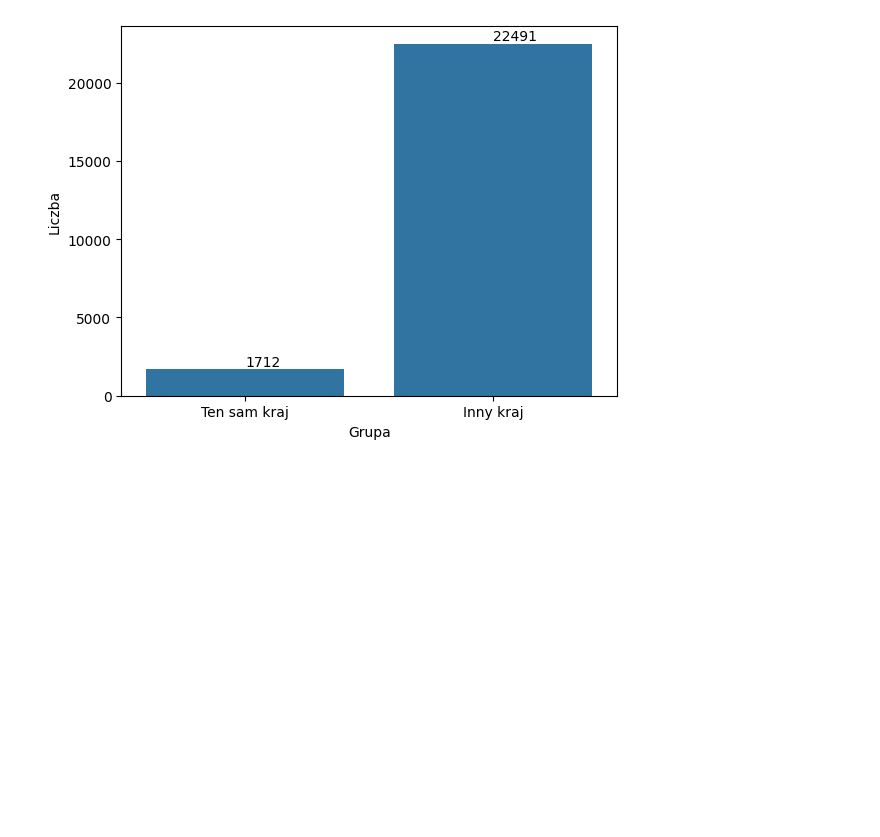
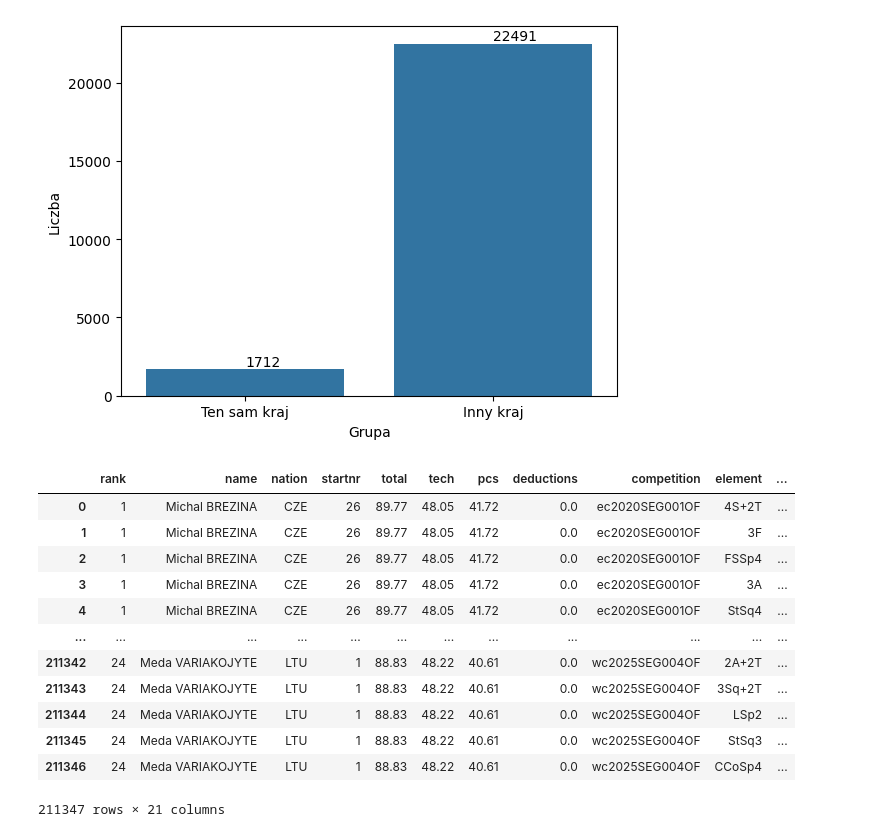
Before and after one commit to ann-e888/Skating_EDA, a Jupyter notebook: notebooks/feature_engineering.ipynb, the cells around one changed output. Cells and saved outputs as stored; diff of their text form; code cells hidden in the pictures; blank space fills up the shorter version.

```diff
--- a/notebooks/feature engineering.ipynb
+++ b/notebooks/feature_engineering.ipynb
@@ -15,6 +17,6 @@ judge_map = {}
 
 for _, row in judges_df.iterrows():
     key = (row['competition'], row['role'])
-    judge_map[key] = row['country']
+    judge_map[key] = (row['country'], row['judge'])
 
 # judge_map
@@ -24,7 +34,7 @@ for i in range(1,10):
     judge_nation = f'{judge_nr} nation'
 
     comp_df[judge_nation] = comp_df.apply(
-        lambda row: judge_map.get((row['competition'], judge_nr)),
+        lambda row: judge_map.get((row['competition'], judge_nr))[0],
         axis=1
     )
 # %%
@@ -279,3 +274,45 @@ for bar in ax.patches:
     )
 # %% [output]
 [figure]
+# %%
+'''Now the structure of a dataframe will be changed, so that each judge froma row will be a new entry,
+to simplify the following calculations for bias and favourism'''
+
+to_rows = [col for col in comp_df.columns if 'Judge No.' in col]
+# %%
+ids = list(range(1,10))
+
+df_list = []
+for num in ids:
+    temp = comp_df.copy()
+
+    temp['judge_id'] = f'Judge No.{num}'
+    temp['judge_goe'] = temp.get(f'Judge No.{num}', pd.NA)
+    temp['judge_nation'] = temp.get(f'Judge No.{num} nation', pd.NA)
+    temp['is_same'] = temp.get(f'Judge No.{num} is_same', pd.NA)
+
+    df_list.append(temp)
+# %%
+comp_df_m = pd.concat(df_list, ignore_index=True)
+comp_df_m.drop(columns=to_rows, inplace=True)
+
+comp_df_m['judge_name'] = comp_df_m.apply(
+    lambda row: judge_map.get((row['competition'], row['judge_id']))[1],
+    axis = 1
+)
+
+comp_df_m
+# %% [output]
+|  | rank | name | nation | startnr | total | tech | pcs | deductions | competition | element | ... |
+| 0 | 1 | Michal BREZINA | CZE | 26 | 89.77 | 48.05 | 41.72 | 0.0 | ec2020SEG001OF | 4S+2T | ... |
+| 1 | 1 | Michal BREZINA | CZE | 26 | 89.77 | 48.05 | 41.72 | 0.0 | ec2020SEG001OF | 3F | ... |
+| 2 | 1 | Michal BREZINA | CZE | 26 | 89.77 | 48.05 | 41.72 | 0.0 | ec2020SEG001OF | FSSp4 | ... |
+| 3 | 1 | Michal BREZINA | CZE | 26 | 89.77 | 48.05 | 41.72 | 0.0 | ec2020SEG001OF | 3A | ... |
+| 4 | 1 | Michal BREZINA | CZE | 26 | 89.77 | 48.05 | 41.72 | 0.0 | ec2020SEG001OF | StSq4 | ... |
+| ... | ... | ... | ... | ... | ... | ... | ... | ... | ... | ... | ... |
+| 211342 | 24 | Meda VARIAKOJYTE | LTU | 1 | 88.83 | 48.22 | 40.61 | 0.0 | wc2025SEG004OF | 2A+2T | ... |
+| 211343 | 24 | Meda VARIAKOJYTE | LTU | 1 | 88.83 | 48.22 | 40.61 | 0.0 | wc2025SEG004OF | 3Sq+2T | ... |
+| 211344 | 24 | Meda VARIAKOJYTE | LTU | 1 | 88.83 | 48.22 | 40.61 | 0.0 | wc2025SEG004OF | LSp2 | ... |
+| 211345 | 24 | Meda VARIAKOJYTE | LTU | 1 | 88.83 | 48.22 | 40.61 | 0.0 | wc2025SEG004OF | StSq3 | ... |
+| 211346 | 24 | Meda VARIAKOJYTE | LTU | 1 | 88.83 | 48.22 | 40.61 | 0.0 | wc2025SEG004OF | CCoSp4 | ... |
+211347 rows × 21 columns
```
Also changed, not shown: parts of 3 cells of this notebook, 5 other files.
